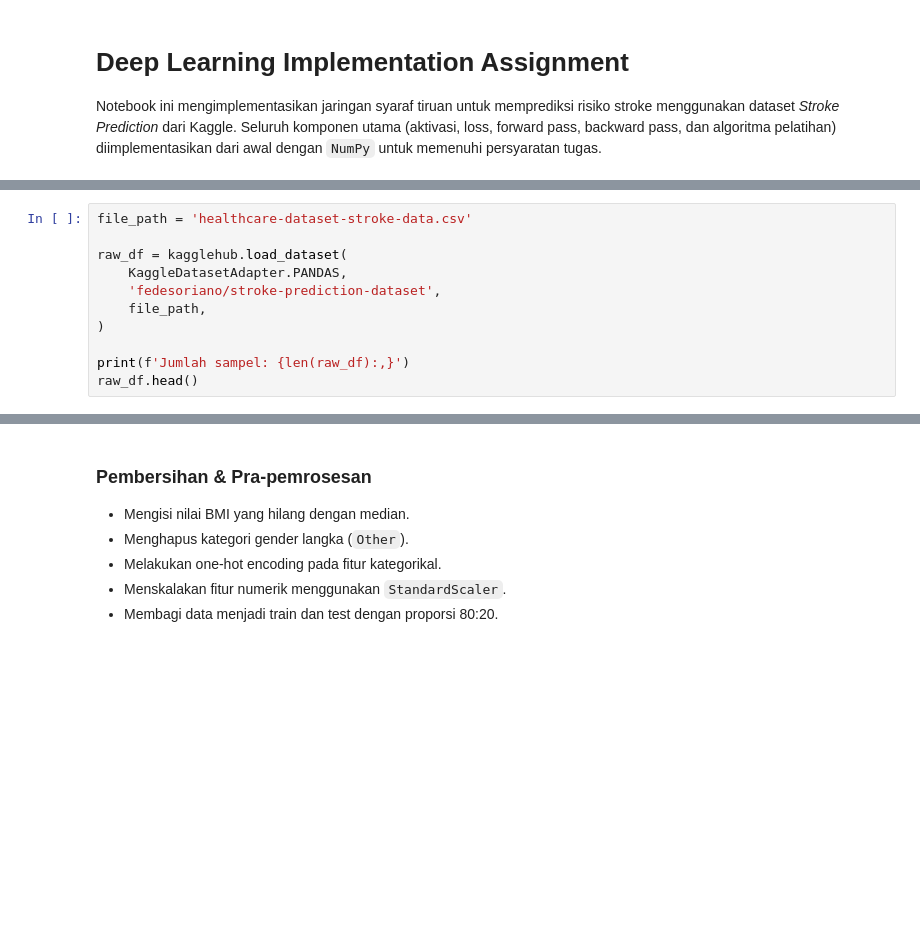
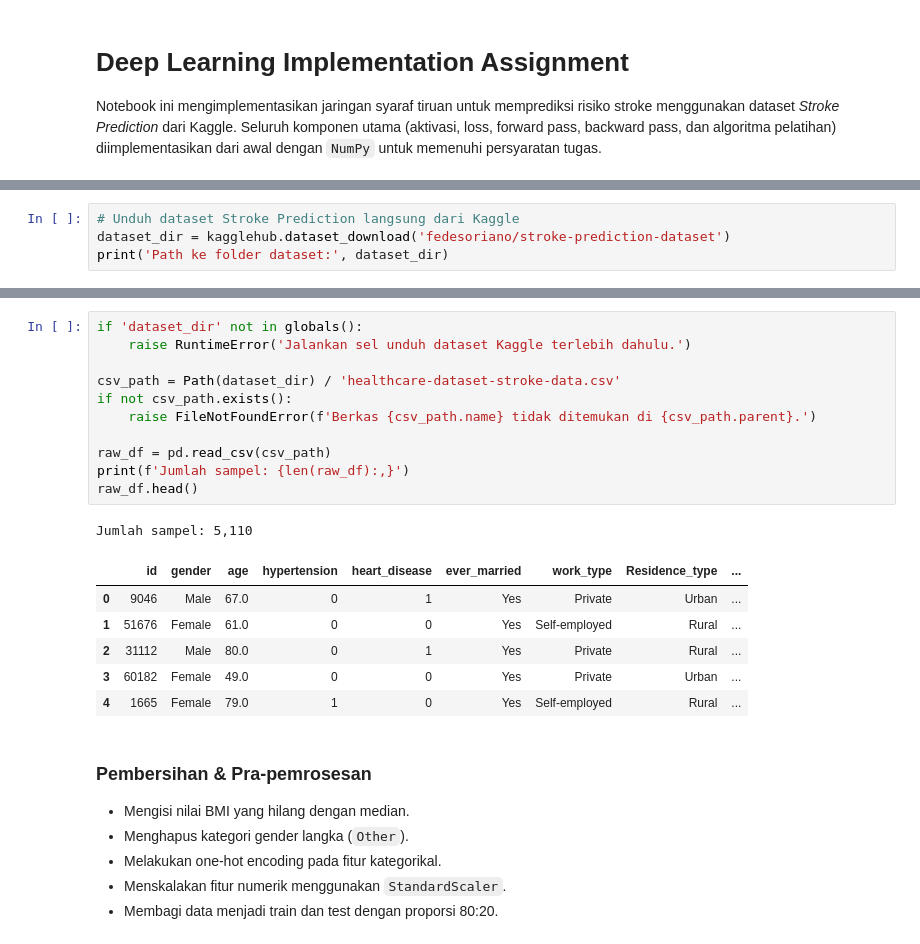
Before and after one commit to SjdnDzikran/tugas-deep-learning-1, a Jupyter notebook: notebook.ipynb, the cells around one changed output, grey strips where cells are left out. Drawn from its saved outputs; the diff is of its cells as text; blank space fills up the shorter version.

```diff
--- a/notebook.ipynb
+++ b/notebook.ipynb
@@ -30,11 +55,4 @@ Error:
-# %%
-file_path = 'healthcare-dataset-stroke-data.csv'
-
-raw_df = kagglehub.load_dataset(
-    KaggleDatasetAdapter.PANDAS,
-    'fedesoriano/stroke-prediction-dataset',
-    file_path,
-)
-
-print(f'Jumlah sampel: {len(raw_df):,}')
-raw_df.head()
+# %%
+# Unduh dataset Stroke Prediction langsung dari Kaggle
+dataset_dir = kagglehub.dataset_download('fedesoriano/stroke-prediction-dataset')
+print('Path ke folder dataset:', dataset_dir)
@@ -41,3 +63,22 @@ raw_df.head()
+# %%
+if 'dataset_dir' not in globals():
+    raise RuntimeError('Jalankan sel unduh dataset Kaggle terlebih dahulu.')
+
+csv_path = Path(dataset_dir) / 'healthcare-dataset-stroke-data.csv'
+if not csv_path.exists():
+    raise FileNotFoundError(f'Berkas {csv_path.name} tidak ditemukan di {csv_path.parent}.')
+
+raw_df = pd.read_csv(csv_path)
+print(f'Jumlah sampel: {len(raw_df):,}')
+raw_df.head()
+# %% [output]
+Jumlah sampel: 5,110
+|  | id | gender | age | hypertension | heart_disease | ever_married | work_type | Residence_type | ... |
+| 0 | 9046 | Male | 67.0 | 0 | 1 | Yes | Private | Urban | ... |
+| 1 | 51676 | Female | 61.0 | 0 | 0 | Yes | Self-employed | Rural | ... |
+| 2 | 31112 | Male | 80.0 | 0 | 1 | Yes | Private | Rural | ... |
+| 3 | 60182 | Female | 49.0 | 0 | 0 | Yes | Private | Urban | ... |
+| 4 | 1665 | Female | 79.0 | 1 | 0 | Yes | Self-employed | Rural | ... |
 # %% [markdown]
 ### Pembersihan & Pra-pemrosesan
 
```
Also changed, not shown: parts of 10 cells of this notebook.
